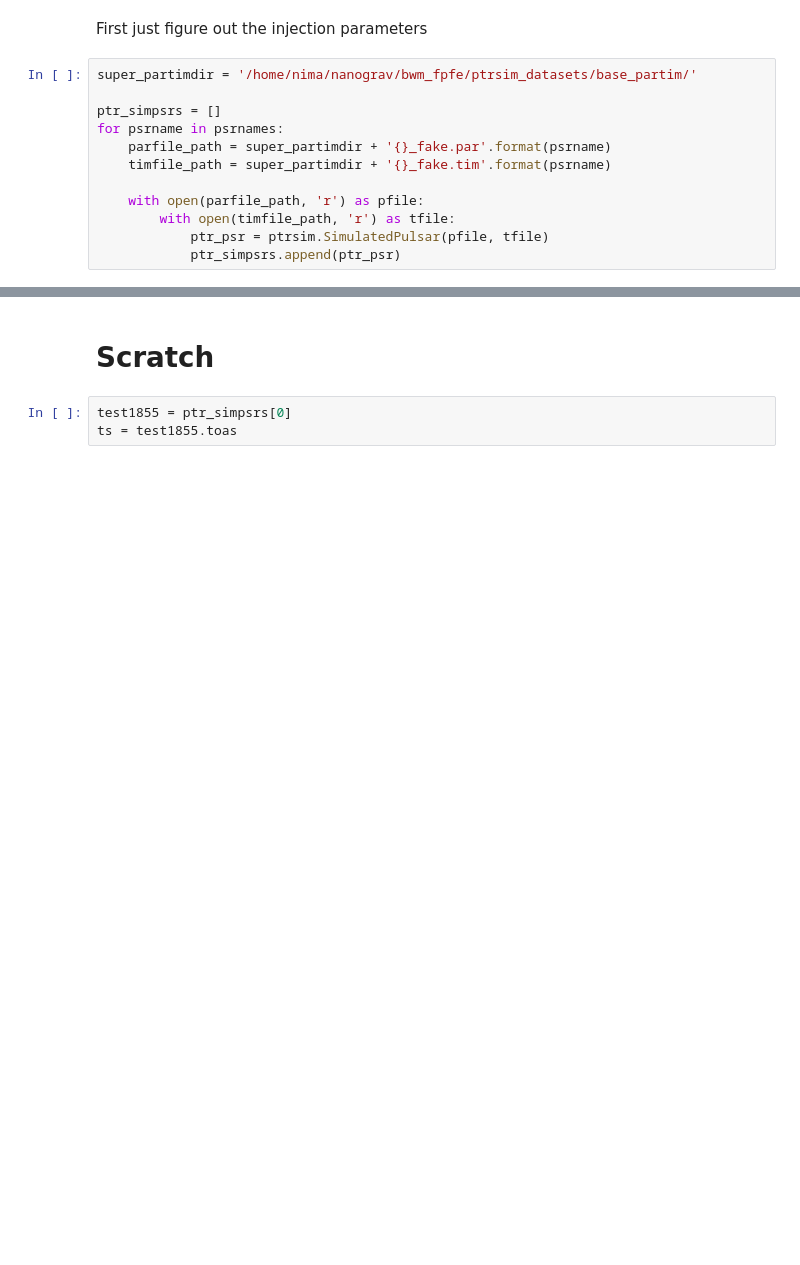
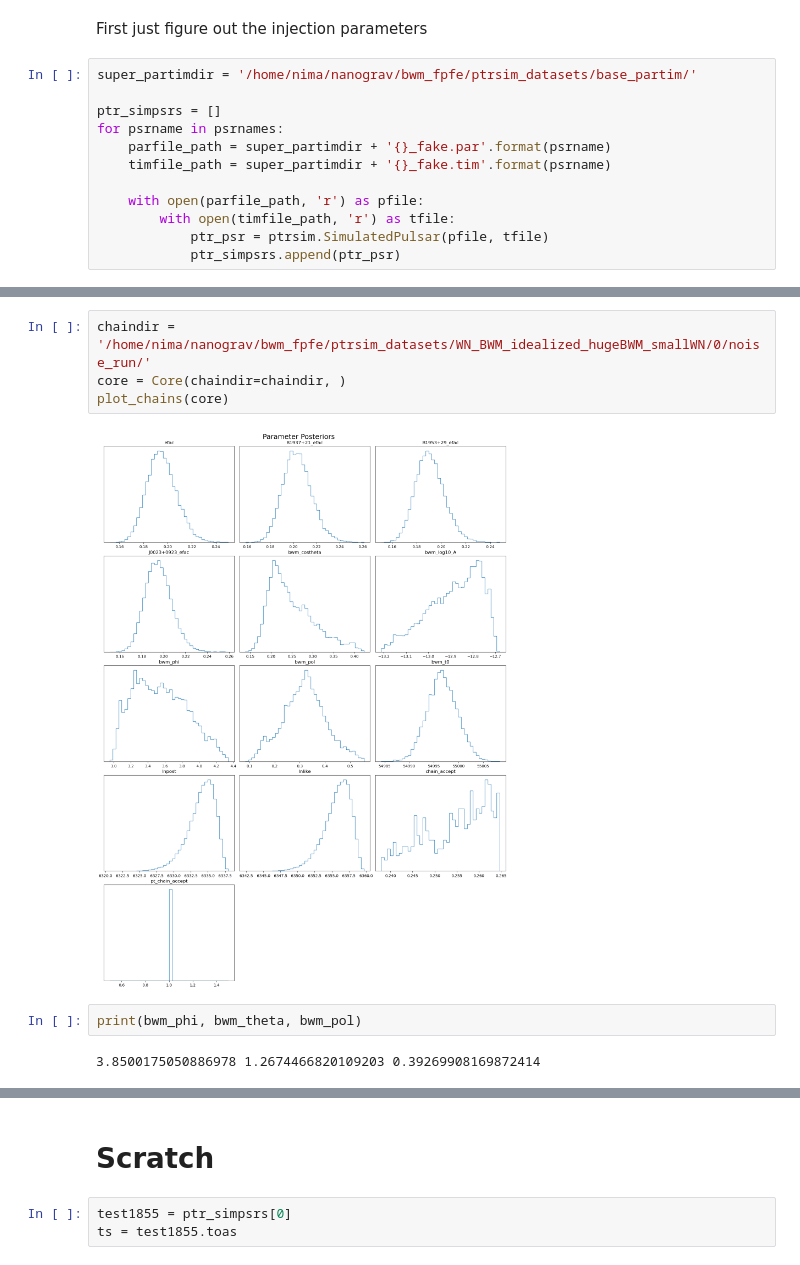
Before and after one commit to jerry-sun1/bwm_fpfe, a Jupyter notebook: ptreplicator_sim.ipynb, the cells around one changed output, grey strips where cells are left out. Saved outputs shown, nothing was run; the diff lists cells and outputs as text; blank space fills up the shorter version.

```diff
--- a/ptreplicator_sim.ipynb
+++ b/ptreplicator_sim.ipynb
@@ -290,0 +429,10 @@ for realization in range(nrealization):
+# %%
+chaindir = '/home/nima/nanograv/bwm_fpfe/ptrsim_datasets/WN_BWM_idealized_hugeBWM_smallWN/0/noise_run/'
+core = Core(chaindir=chaindir, )
+plot_chains(core)
+# %% [output]
+[figure, added]
+# %%
+print(bwm_phi, bwm_theta, bwm_pol)
+# %% [output]
+3.8500175050886978 1.2674466820109203 0.39269908169872414
```
Also changed, not shown: parts of 23 cells of this notebook.
